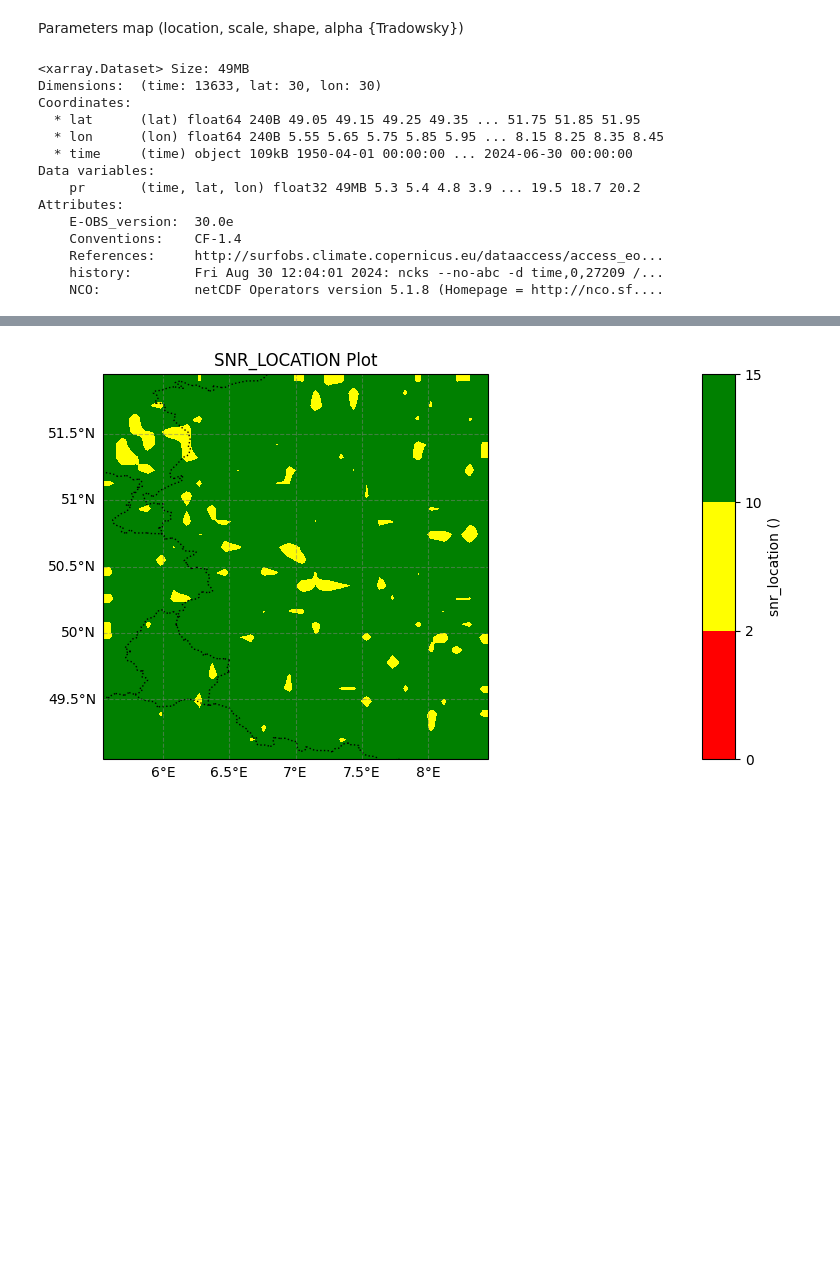
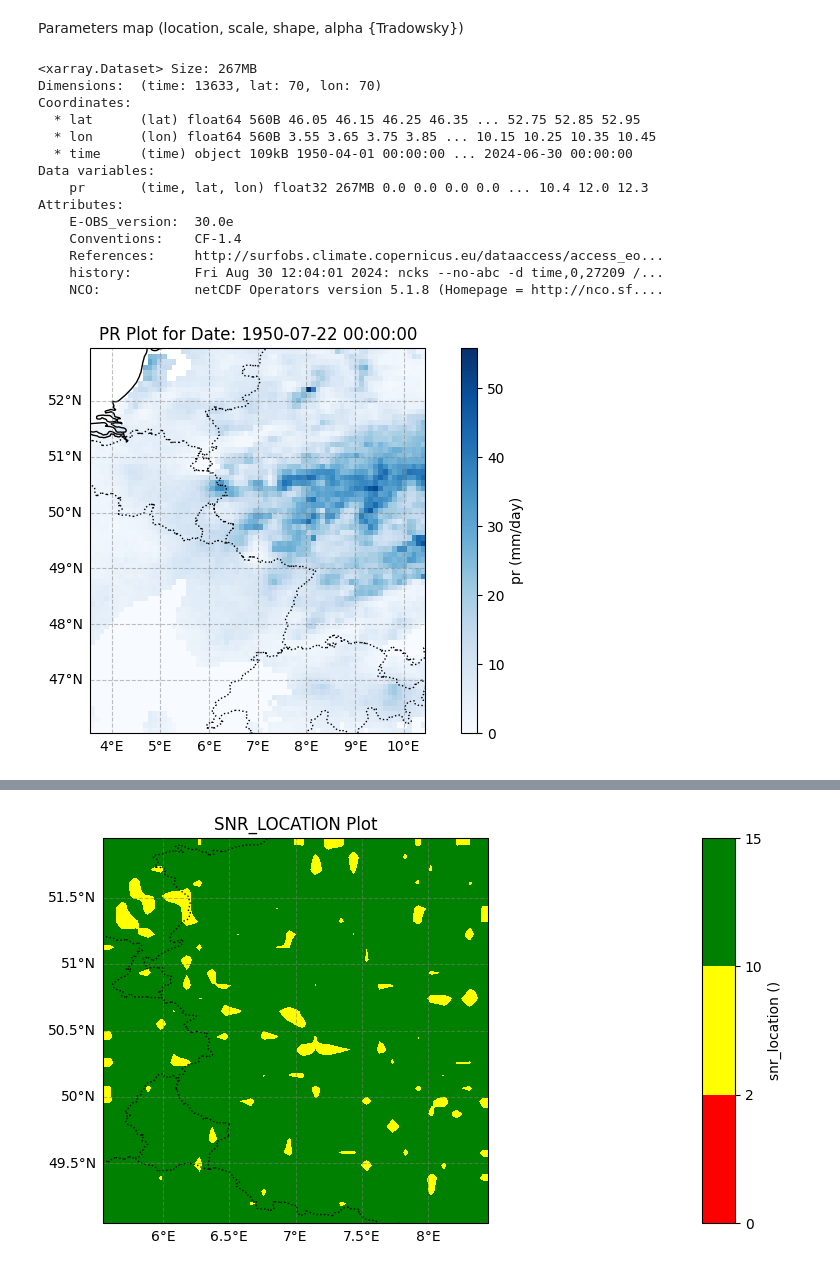
Before and after one commit to RPGSynth/EVT_Univariate, a Jupyter notebook: Exploration/main.ipynb, the cells around one changed output, grey strips where cells are left out. Drawn from its saved outputs; the diff is of its cells as text; code cells hidden in the pictures; blank space fills up the shorter version.

```diff
--- a/Exploration/main.ipynb
+++ b/Exploration/main.ipynb
@@ -1393,26 +1410,30 @@ Notes: *** p<0.001, ** p<0.01, * p<0.05
 # %% [markdown]
 Parameters map (location, scale, shape, alpha {Tradowsky})
 # %%
-center_coordinates = (7.0, 50.5)  # Center around Ahr-Eifel basin (longitude, latitude)
-side_length = 1.5  # Side length of the square in degrees
-EOBS_summer = mask_square(mask_time(load_netcdf(filepath=r"c:\ThesisData\EOBS\RainFallMeanEnsemble\rr_ens_mean_0.1deg_reg_v30.0e.nc", coords=('rr', 'latitude', 'longitude')),
-'summer'),center_coordinates,side_length)
+center_coordinates = (7.0, 49.5)  # Center around Ahr-Eifel basin (longitude, latitude)
+side_length = 7
+EOBS_summer = mask_rectangle(ds = mask_time(load_netcdf(filepath=r"c:\ThesisData\EOBS\RainFallMeanEnsemble\rr_ens_mean_0.1deg_reg_v30.0e.nc", coords=('rr', 'latitude', 'longitude')),
+'summer'), center = center_coordinates,side_length=side_length)
 EOBS_summer
 # %% [output]
-<xarray.Dataset> Size: 49MB
-Dimensions:  (time: 13633, lat: 30, lon: 30)
+<xarray.Dataset> Size: 267MB
+Dimensions:  (time: 13633, lat: 70, lon: 70)
 Coordinates:
-  * lat      (lat) float64 240B 49.05 49.15 49.25 49.35 ... 51.75 51.85 51.95
-  * lon      (lon) float64 240B 5.55 5.65 5.75 5.85 5.95 ... 8.15 8.25 8.35 8.45
+  * lat      (lat) float64 560B 46.05 46.15 46.25 46.35 ... 52.75 52.85 52.95
+  * lon      (lon) float64 560B 3.55 3.65 3.75 3.85 ... 10.15 10.25 10.35 10.45
   * time     (time) object 109kB 1950-04-01 00:00:00 ... 2024-06-30 00:00:00
 Data variables:
-    pr       (time, lat, lon) float32 49MB 5.3 5.4 4.8 3.9 ... 19.5 18.7 20.2
+    pr       (time, lat, lon) float32 267MB 0.0 0.0 0.0 0.0 ... 10.4 12.0 12.3
 Attributes:
     E-OBS_version:  30.0e
     Conventions:    CF-1.4
     References:     http://surfobs.climate.copernicus.eu/dataaccess/access_eo...
     history:        Fri Aug 30 12:04:01 2024: ncks --no-abc -d time,0,27209 /...
     NCO:            netCDF Operators version 5.1.8 (Homepage = http://nco.sf....
+# %%
+plot_datacube(EOBS_summer,time_step=112)
+# %% [output]
+[figure, added]
 # %%
 def block_maximum_grid(ds):
     """
```
Also changed, not shown: parts of 9 cells of this notebook, 3 other files.
